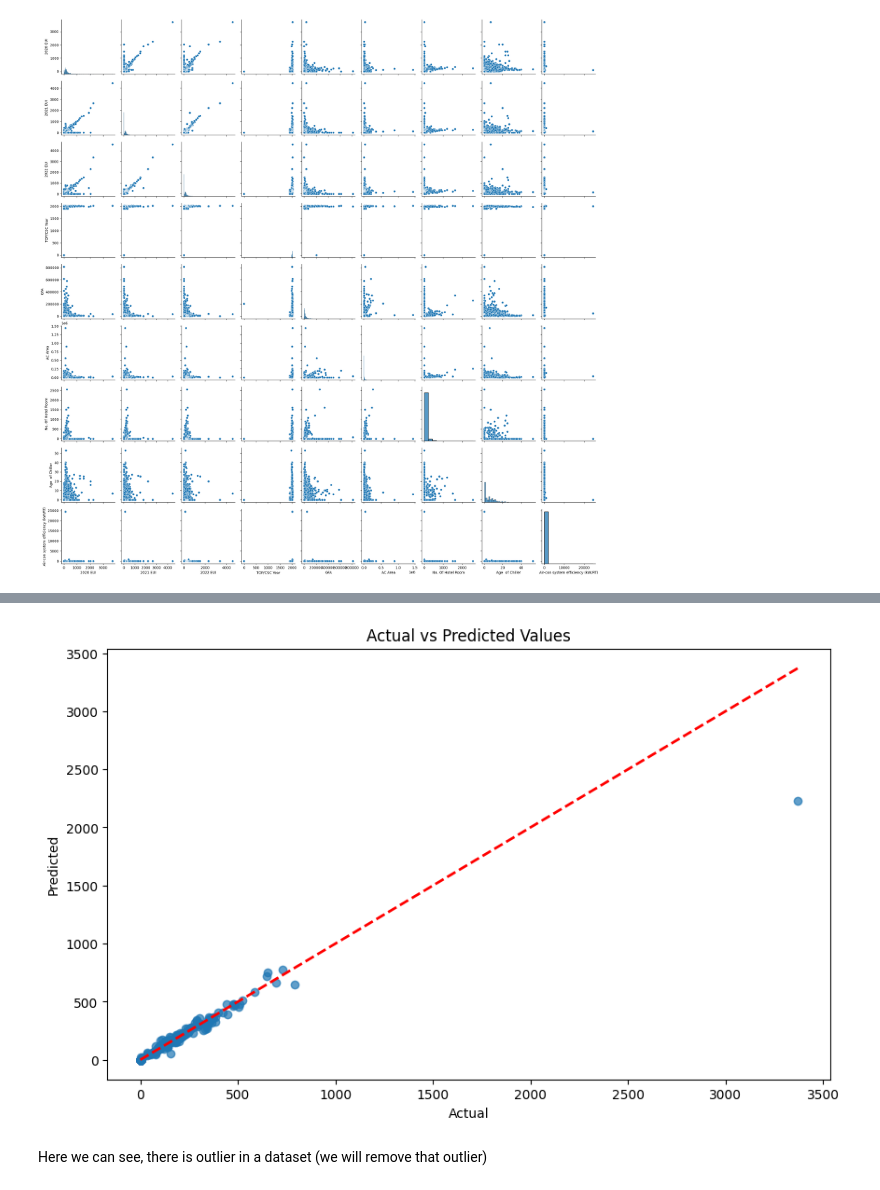
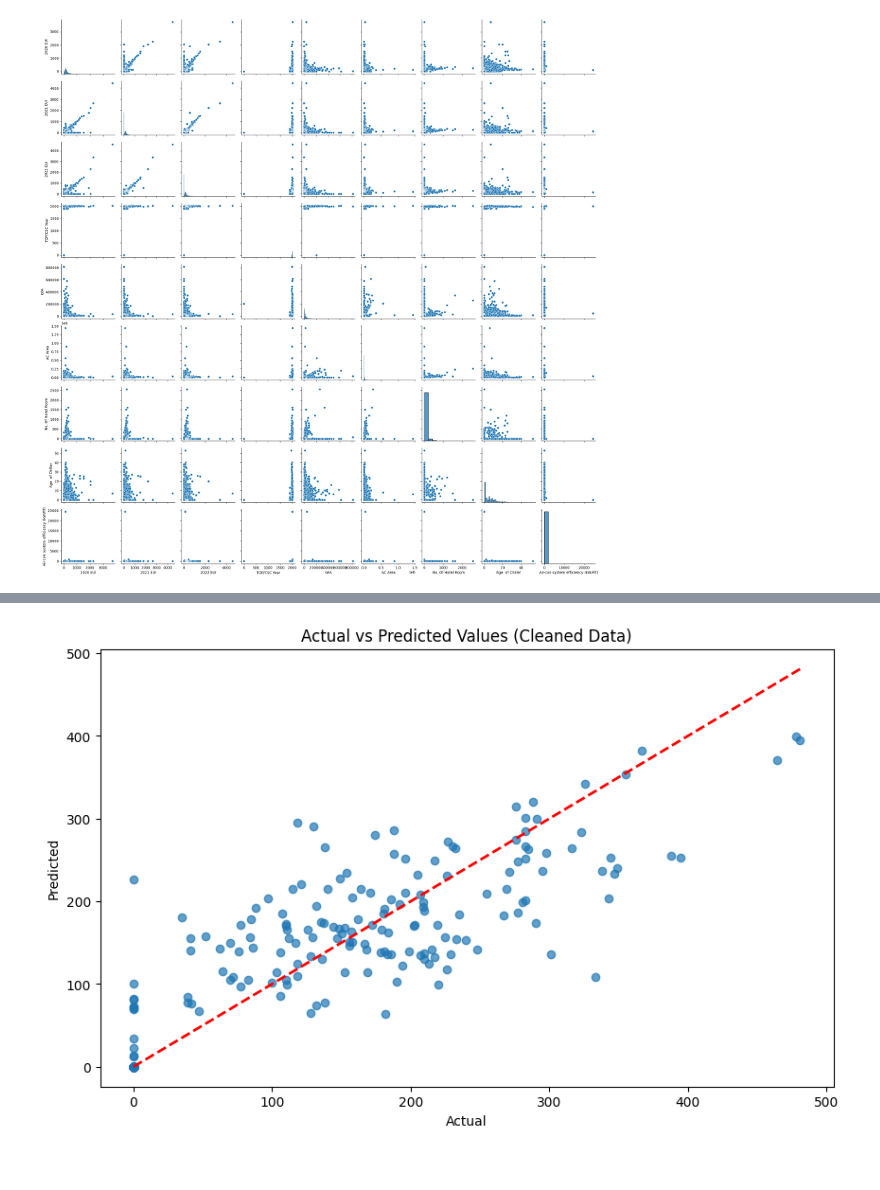
Before and after one commit to aakashsyadav1999/building_energy_prediction, a Jupyter notebook: research/building_energy_predictor.ipynb, the cells around one changed output, grey strips where cells are left out. Drawn from its saved outputs; the diff is of its cells as text; code cells hidden in the pictures.

Commit message:
updated_version_after_dropping_2020,2021_EUI_values

```diff
--- a/research/building_energy_predictor.ipynb
+++ b/research/building_energy_predictor.ipynb
@@ -296,3 +305,4 @@ df_encoded = target_encode(df, target_column, columns_to_encode)
 # %%
 # One-Hot Encoding for other categorical features
 df_encoded = pd.get_dummies(df_encoded, columns=['Building Type', 'Main Function', 'Building Size'], dtype=int)
+df_encoded.drop(columns=['2020 EUI','2021 EUI','2020 EUI Quartile/ Energy Ranking','2021 EUI Quartile/ Energy Ranking','2022 EUI Quartile/ Energy Ranking'],axis=1,inplace=True)
@@ -392,13 +376,11 @@ R^2 Score: 0.92
 # %%
-# Plot actual vs predicted values
+# Plot actual vs predicted values for the cleaned model
 plt.figure(figsize=(10, 6))
-plt.scatter(y_test, y_pred, alpha=0.7)
-plt.plot([min(y_test), max(y_test)], [min(y_test), max(y_test)], '--r', lw=2)
+plt.scatter(y_test_cleaned, y_pred_cleaned, alpha=0.7)
+plt.plot([min(y_test_cleaned), max(y_test_cleaned)], [min(y_test_cleaned), max(y_test_cleaned)], '--r', lw=2)
 plt.xlabel('Actual')
 plt.ylabel('Predicted')
-plt.title('Actual vs Predicted Values')
+plt.title('Actual vs Predicted Values (Cleaned Data)')
 plt.show()
 # %% [output]
-[figure, old version]
+[figure, new version]
-# %% [markdown]
-Here we can see, there is outlier in a dataset (we will remove that outlier)
```
Also changed, not shown: parts of 5 cells of this notebook.
